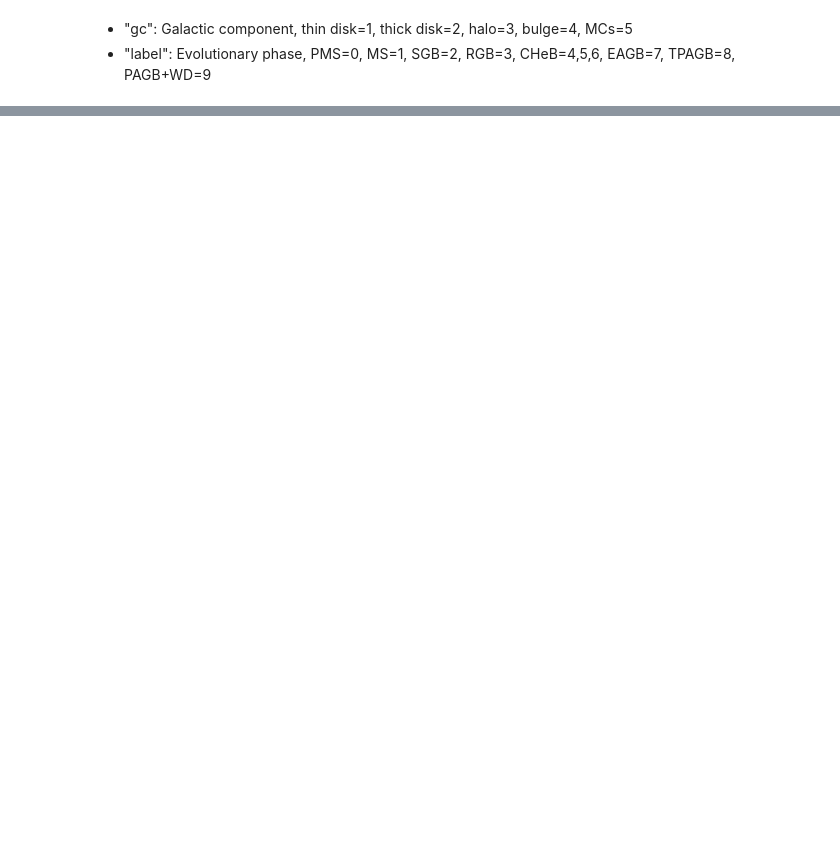
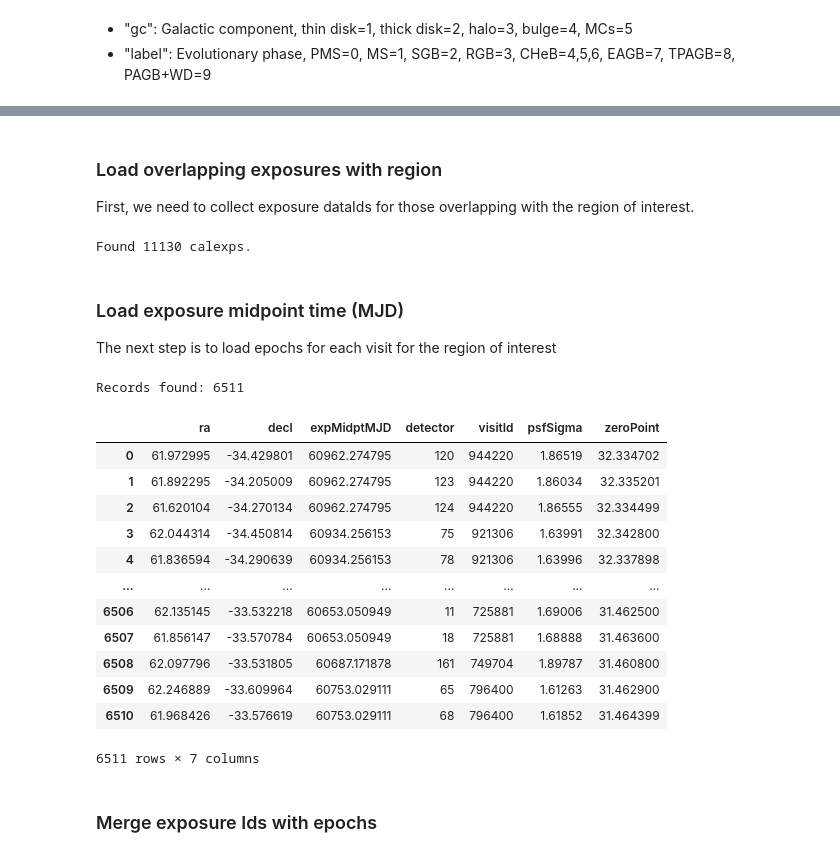
Before and after one commit to nowokaren/ulens_lsst, a Jupyter notebook: docs/tutorials/tutorial_LSST_microlensing_sim.ipynb, the cells around one changed output, grey strips where cells are left out. Cells and saved outputs as stored; diff of their text form; code cells hidden in the pictures; blank space fills up the shorter version.

```diff
--- a/docs/tutorials/tutorial_LSST_microlensing_sim.ipynb
+++ b/docs/tutorials/tutorial_LSST_microlensing_sim.ipynb
@@ -298,0 +377,3 @@ Name: count, dtype: int64
+# %% [markdown]
+### Load overlapping exposures with region
+First, we need to collect exposure dataIds for those overlapping with the region of interest.
@@ -298,0 +395,66 @@ Name: count, dtype: int64
+# %%
+n_max = None
+datasetRefs = list(
+    butler.query_datasets(
+        "calexp",
+        where=f"visit_detector_region.region OVERLAPS my_region AND band IN {bands_str}",
+        bind={"ra": RA, "dec": DEC, "my_region": circle},
+        limit=None if n_max is None else n_max,
+    )
+)
+print(f"Found {len(datasetRefs)} calexps.")
+# %% [output]
+Found 11130 calexps.
+# %% [markdown]
+### Load exposure midpoint time (MJD)
+The next step is to load epochs for each visit for the region of interest
+# %%
+from lsst.rsp import get_tap_service
+import os
+
+calexps_data = []
+catalog = "CcdVisit"
+columns = ["ra", "decl", "expMidptMJD", "detector", "visitId", "psfSigma", "zeroPoint"]
+full_catalog = f"dp02_dc2_catalogs.{catalog}"
+
+
+query = f"""
+SELECT {', '.join(columns)}
+FROM {full_catalog}
+WHERE CONTAINS(
+        POINT('ICRS', ra, decl),
+        CIRCLE('ICRS', {ra}, {dec}, {radius})
+      ) = 1
+"""
+
+service = get_tap_service("tap")
+job = service.submit_job(query)
+job.run()
+job.wait(phases=["COMPLETED", "ERROR"])
+
+if job.phase == "ERROR":
+    job.raise_if_error()
+
+ccd_visit = job.fetch_result().to_table().to_pandas()
+
+print(f"Records found: {len(ccd_visit)}")
+# %% [output]
+Records found: 6511
+# %%
+ccd_visit
+# %% [output]
+|  | ra | decl | expMidptMJD | detector | visitId | psfSigma | zeroPoint |
+| 0 | 61.972995 | -34.429801 | 60962.274795 | 120 | 944220 | 1.86519 | 32.334702 |
+| 1 | 61.892295 | -34.205009 | 60962.274795 | 123 | 944220 | 1.86034 | 32.335201 |
+| 2 | 61.620104 | -34.270134 | 60962.274795 | 124 | 944220 | 1.86555 | 32.334499 |
+| 3 | 62.044314 | -34.450814 | 60934.256153 | 75 | 921306 | 1.63991 | 32.342800 |
+| 4 | 61.836594 | -34.290639 | 60934.256153 | 78 | 921306 | 1.63996 | 32.337898 |
+| ... | ... | ... | ... | ... | ... | ... | ... |
+| 6506 | 62.135145 | -33.532218 | 60653.050949 | 11 | 725881 | 1.69006 | 31.462500 |
+| 6507 | 61.856147 | -33.570784 | 60653.050949 | 18 | 725881 | 1.68888 | 31.463600 |
+| 6508 | 62.097796 | -33.531805 | 60687.171878 | 161 | 749704 | 1.89787 | 31.460800 |
+| 6509 | 62.246889 | -33.609964 | 60753.029111 | 65 | 796400 | 1.61263 | 31.462900 |
+| 6510 | 61.968426 | -33.576619 | 60753.029111 | 68 | 796400 | 1.61852 | 31.464399 |
+6511 rows × 7 columns
+# %% [markdown]
+### Merge exposure Ids with epochs
```
Also changed, not shown: parts of 44 cells of this notebook, 1 other file.
